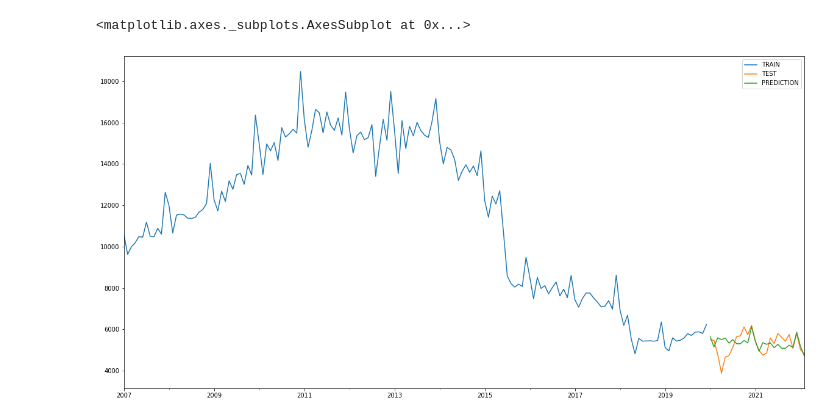
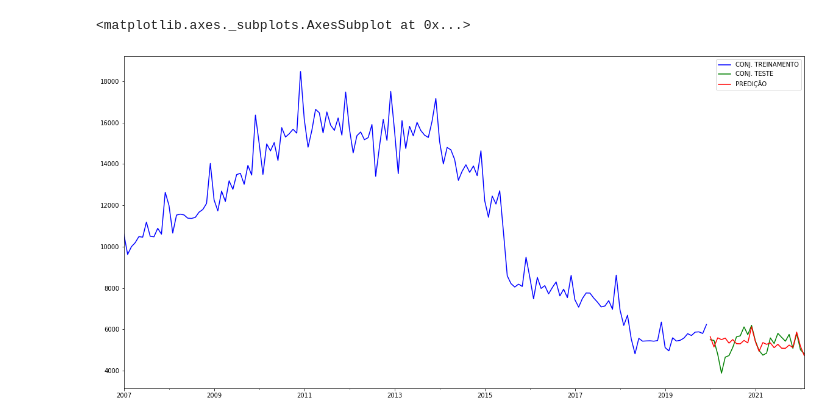
Before and after one commit to gustavogrds/Acidentes_Rodoviarios_TCC, a Jupyter notebook: Holt_Winters.ipynb, the cells around one changed output. Saved outputs shown, nothing was run; the diff lists cells and outputs as text; code cells hidden in the pictures.

```diff
--- a/Holt_Winters.ipynb
+++ b/Holt_Winters.ipynb
@@ -74,23 +108,23 @@ df2022AcidentesM
 # %%
 from statsmodels.tsa.holtwinters import ExponentialSmoothing
 from sklearn.metrics import mean_absolute_error
 
 # Treinando o modelo até dezembro de 2019
 train_data = df2022AcidentesM.loc[:'2019-12-31']
 test_data = df2022AcidentesM.loc['2020-01-01':]
 
 fitted_model = ExponentialSmoothing(train_data["Acidentes"], trend="mul", seasonal="mul", seasonal_periods=12).fit()
 
 test_predictions = fitted_model.forecast(26) # 48 meses
 
 
 # Visualizar nosso modelo de treino e o de teste
-train_data["Acidentes"].plot(legend=True,label="TRAIN",figsize=(20,10))
-test_data["Acidentes"].plot(legend=True,label="TEST")
-test_predictions.plot(legend=True,label="PREDICTION")
+train_data["Acidentes"].plot(legend=True,label="CONJ. TREINAMENTO",figsize=(20,10), color='blue')
+test_data["Acidentes"].plot(legend=True,label="CONJ. TESTE", color='green')
+test_predictions.plot(legend=True,label="PREDIÇÃO", color='red')
 # %% [output]
 <matplotlib.axes._subplots.AxesSubplot at 0x...>
-[figure, old version]
+[figure, new version]
 # %%
 mean_absolute_error(test_data["Acidentes"], test_predictions)
 # %% [output]
```
Also changed, not shown: parts of 5 cells of this notebook, 2 other files.
